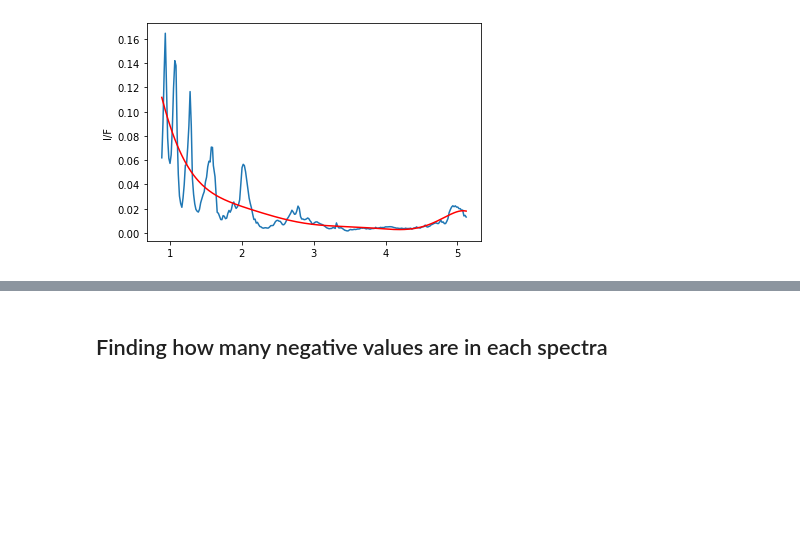
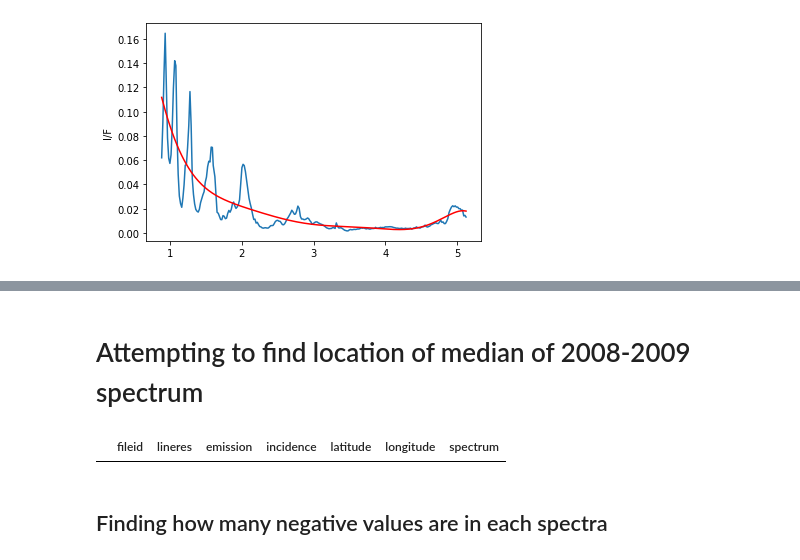
Before and after one commit to lucaslibshutz/spectralResearch, a Jupyter notebook: csv_spectra.ipynb, the cells around one changed output, grey strips where cells are left out. Saved outputs shown, nothing was run; the diff lists cells and outputs as text; code cells hidden in the pictures; blank space fills up the shorter version.

Commit message:
data parsing and attempting to find median of data

```diff
--- a/csv_spectra.ipynb
+++ b/csv_spectra.ipynb
@@ -44,3 +68,9 @@ plt.show()
+# %% [markdown]
+# Attempting to find location of median of 2008-2009 spectrum
+# %%
+df_0809.loc[(df_0809['fileid'] == 43962) & (df_0809['latitude'] == -10.400769) & (df_0809['latitude'] >= -11) & (df_0809['longitude'] >= 120)]
+# %% [output]
+|  | fileid | lineres | emission | incidence | latitude | longitude | spectrum |
 # %% [markdown]
 ## Finding how many negative values are in each spectra
 # %%
```
Also changed, not shown: parts of 3 cells of this notebook.
